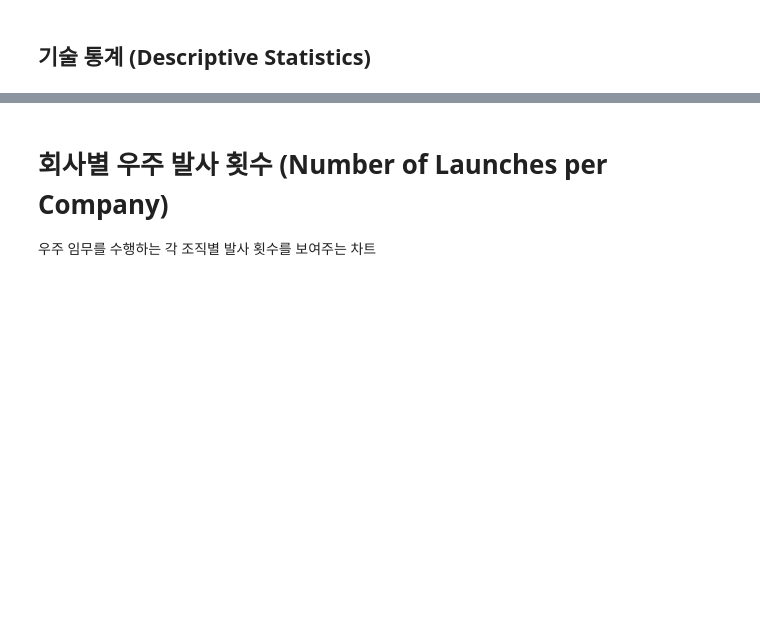
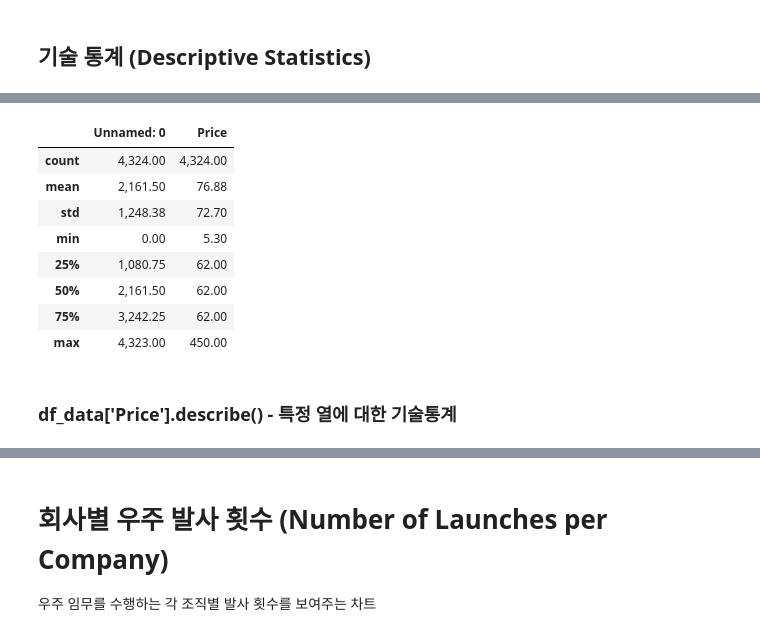
Before and after one commit to JELKOV/Space-Race-Analysis, a Jupyter notebook: Space_Missions_Analysis_(start).ipynb, the cells around one changed output, grey strips where cells are left out. Saved outputs shown, nothing was run; the diff lists cells and outputs as text; code cells hidden in the pictures; blank space fills up the shorter version.

```diff
--- a/Space_Missions_Analysis_(start).ipynb
+++ b/Space_Missions_Analysis_(start).ipynb
@@ -59,0 +171,14 @@ df_data = pd.read_csv('mission_launches.csv')
+# %%
+df_data.describe()
+# %% [output]
+|  | Unnamed: 0 | Price |
+| count | 4,324.00 | 4,324.00 |
+| mean | 2,161.50 | 76.88 |
+| std | 1,248.38 | 72.70 |
+| min | 0.00 | 5.30 |
+| 25% | 1,080.75 | 62.00 |
+| 50% | 2,161.50 | 62.00 |
+| 75% | 3,242.25 | 62.00 |
+| max | 4,323.00 | 450.00 |
+# %% [markdown]
+### df_data['Price'].describe() - 특정 열에 대한 기술통계
```
Also changed, not shown: parts of 36 cells of this notebook.
